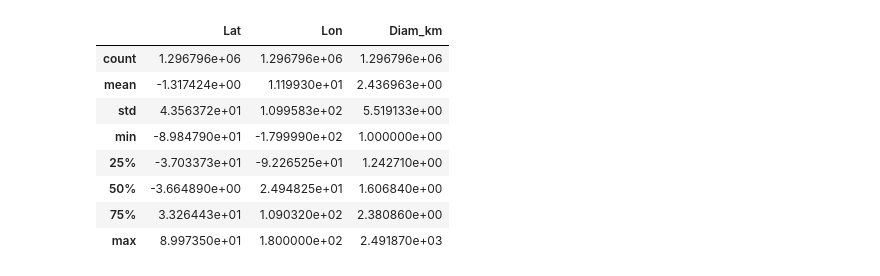
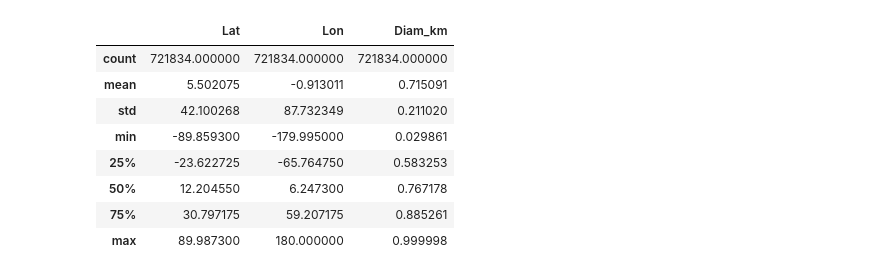
Before and after one commit to yuvalgrossman/DeepCrater, a Jupyter notebook: catalogues/import_Robbins2018_LunarCraters_Catalog.ipynb, the cells around one changed output. Saved outputs shown, nothing was run; the diff lists cells and outputs as text; code cells hidden in the pictures.

```diff
--- a/catalogues/import_Robbins2018_LunarCraters_Catalog.ipynb
+++ b/catalogues/import_Robbins2018_LunarCraters_Catalog.ipynb
@@ -23,4 +8,5 @@ lunar_crater_databa 100%[===================>]  91.77M  19.5MB/s    in 5.0s
 import pandas as pd
 import matplotlib.pyplot as plt
 # %%
-cc = pd.read_csv('lunar_crater_database_robbins_2018_bundle/data/lunar_crater_database_robbins_2018.csv',usecols=[1,2,5], names=['Lat','Lon','Diam_km'], header=0)
+# cc = pd.read_csv('lunar_crater_database_robbins_2018_bundle/data/lunar_crater_database_robbins_2018.csv',usecols=[1,2,5], names=['Lat','Lon','Diam_km'], header=0)
+cc2 = pd.read_csv('Catalog_Moon_Release_20180815_1kmMinus_ElliScreened.csv',usecols=[1,2,5], names=['Lat','Lon','Diam_km'], header=0)
@@ -50,14 +45,14 @@ cc.describe()
 # %%
 # lon is between 0 and 360, lets make it compatible with the other catalogs:
-cc.loc[cc.Lon>180,'Lon']-=360
-cc.describe()
+cc2.loc[cc2.Lon>180,'Lon']-=360
+cc2.describe()
 # %% [output]
 |  | Lat | Lon | Diam_km |
-| count | 1.296796e+06 | 1.296796e+06 | 1.296796e+06 |
-| mean | -1.317424e+00 | 1.119930e+01 | 2.436963e+00 |
-| std | 4.356372e+01 | 1.099583e+02 | 5.519133e+00 |
-| min | -8.984790e+01 | -1.799990e+02 | 1.000000e+00 |
-| 25% | -3.703373e+01 | -9.226525e+01 | 1.242710e+00 |
-| 50% | -3.664890e+00 | 2.494825e+01 | 1.606840e+00 |
-| 75% | 3.326443e+01 | 1.090320e+02 | 2.380860e+00 |
-| max | 8.997350e+01 | 1.800000e+02 | 2.491870e+03 |
+| count | 721834.000000 | 721834.000000 | 721834.000000 |
+| mean | 5.502075 | -0.913011 | 0.715091 |
+| std | 42.100268 | 87.732349 | 0.211020 |
+| min | -89.859300 | -179.995000 | 0.029861 |
+| 25% | -23.622725 | -65.764750 | 0.583253 |
+| 50% | 12.204550 | 6.247300 | 0.767178 |
+| 75% | 30.797175 | 59.207175 | 0.885261 |
+| max | 89.987300 | 180.000000 | 0.999998 |
```
Also changed, not shown: parts of 12 cells of this notebook, 1 other file.
